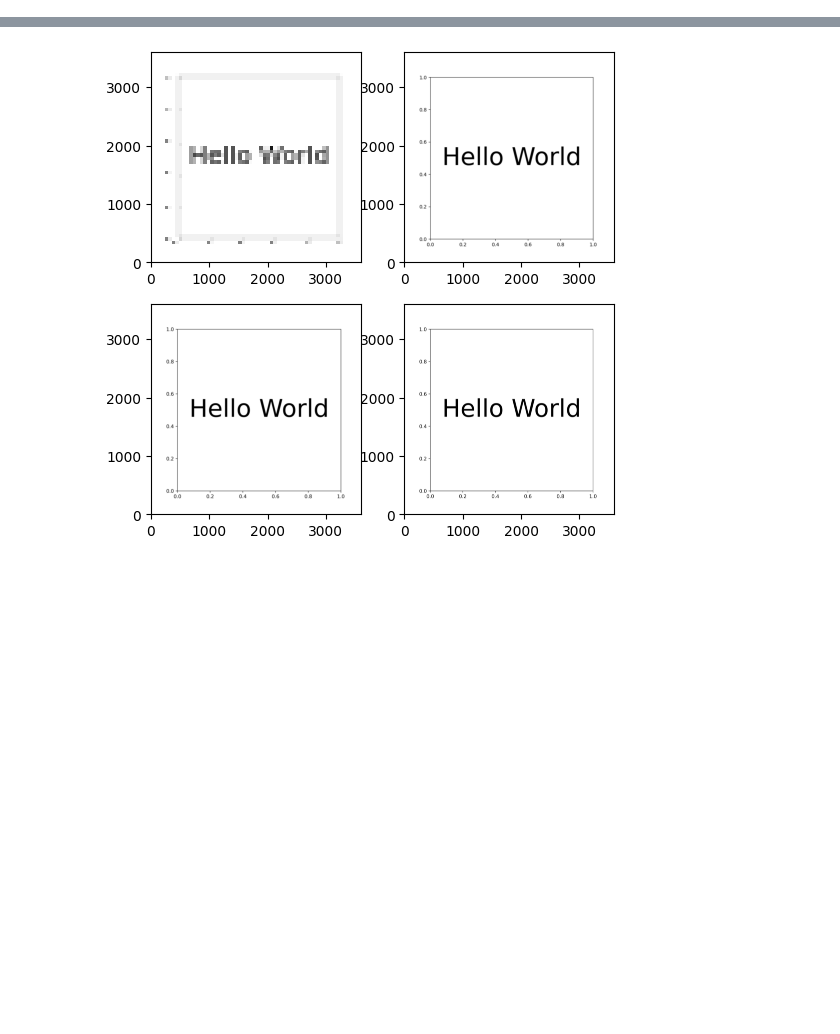
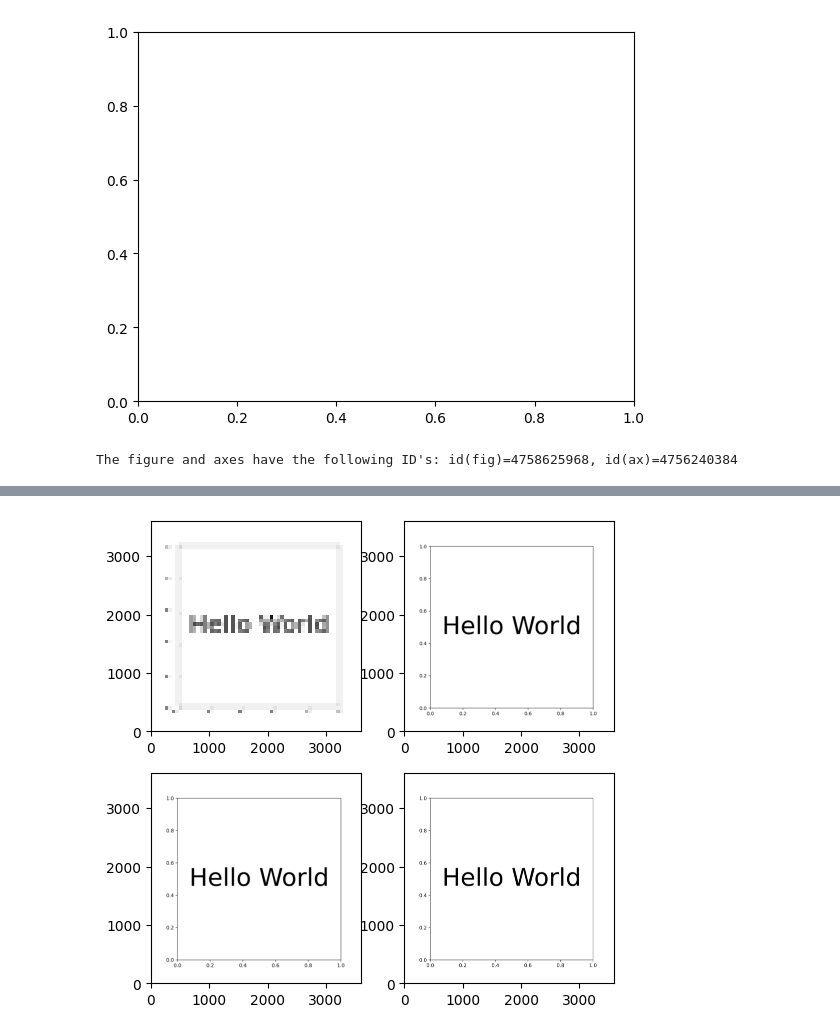
Before and after one commit to Kislovskiy/ChartCraftHub, a Jupyter notebook: src/chartcrafthub/chapter_2_1.ipynb, the cells around one changed output, grey strips where cells are left out. Cells and saved outputs as stored; diff of their text form; code cells hidden in the pictures; blank space fills up the shorter version.

```diff
--- a/src/chartcrafthub/chapter_2_1.ipynb
+++ b/src/chartcrafthub/chapter_2_1.ipynb
@@ -101,2 +0,0 @@ plt.show()
-# %%
-plt.rcParams
@@ -216,0 +10,26 @@ plt.show()
+# %%
+from matplotlib import pyplot as plt
+
+
+class Plot:
+    def __init__(self):
+        self.fig, self.ax = plt.subplots()
+
+    def add(self, objs, param_dict=None):
+        # We are implementing simpler version of seaborn plot function
+        # https://github.com/mwaskom/seaborn/blob/9bdfc7484c15894dd35d58d3f16475389dfe4fe5/seaborn/_core/plot.py#L484
+        # https://matplotlib.org/stable/users/explain/quick_start.html#making-a-helper-functions
+        if param_dict is None:
+            param_dict = {}
+        if not isinstance(objs, (list, tuple)):
+            objs = [objs]  # Convert single object to a list with single element
+        for obj in objs:
+            obj.plot(self.ax, param_dict)
+        return self
+
+    def get_figure(self):
+        return self.fig, self.ax
+# %%
+fig, ax = Plot().get_figure()
+# %% [output]
+[figure, added]
@@ -216,0 +38,4 @@ plt.show()
+# %%
+print(f"The figure and axes have the following ID's: {id(fig)=}, {id(ax)=}")
+# %% [output]
+The figure and axes have the following ID's: id(fig)=4758625968, id(ax)=4756240384
```
Also changed, not shown: parts of 54 cells of this notebook, 5 other files.
